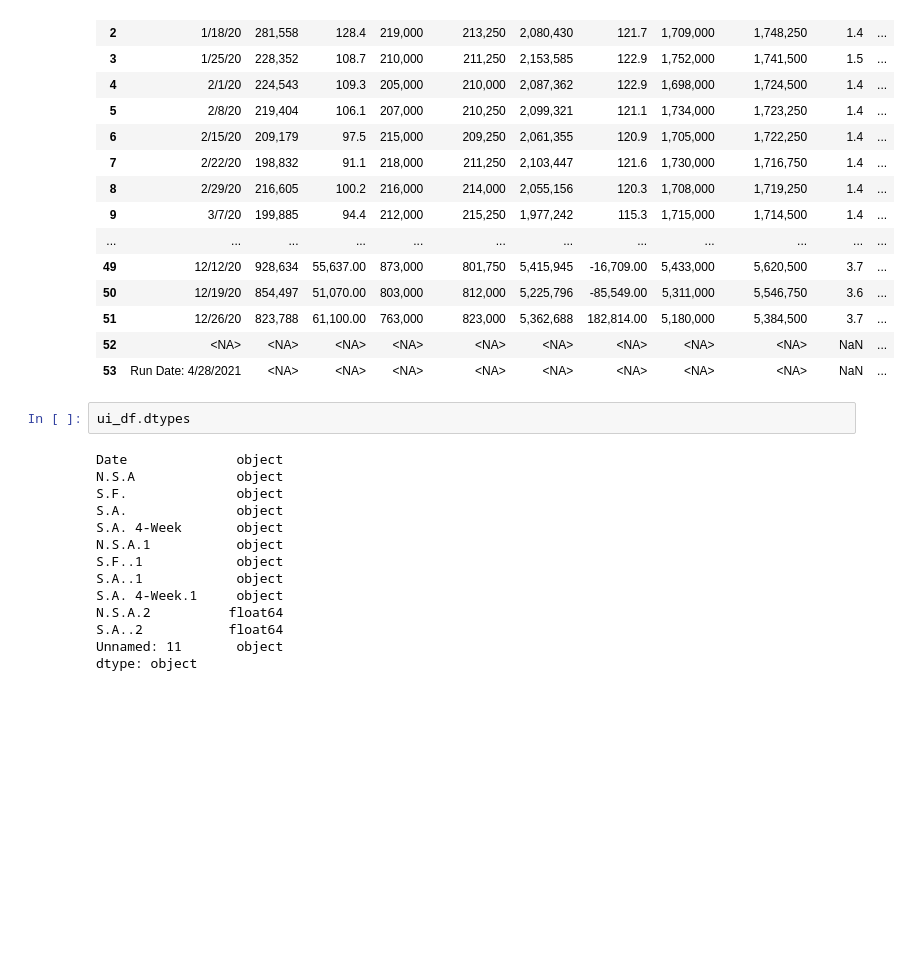
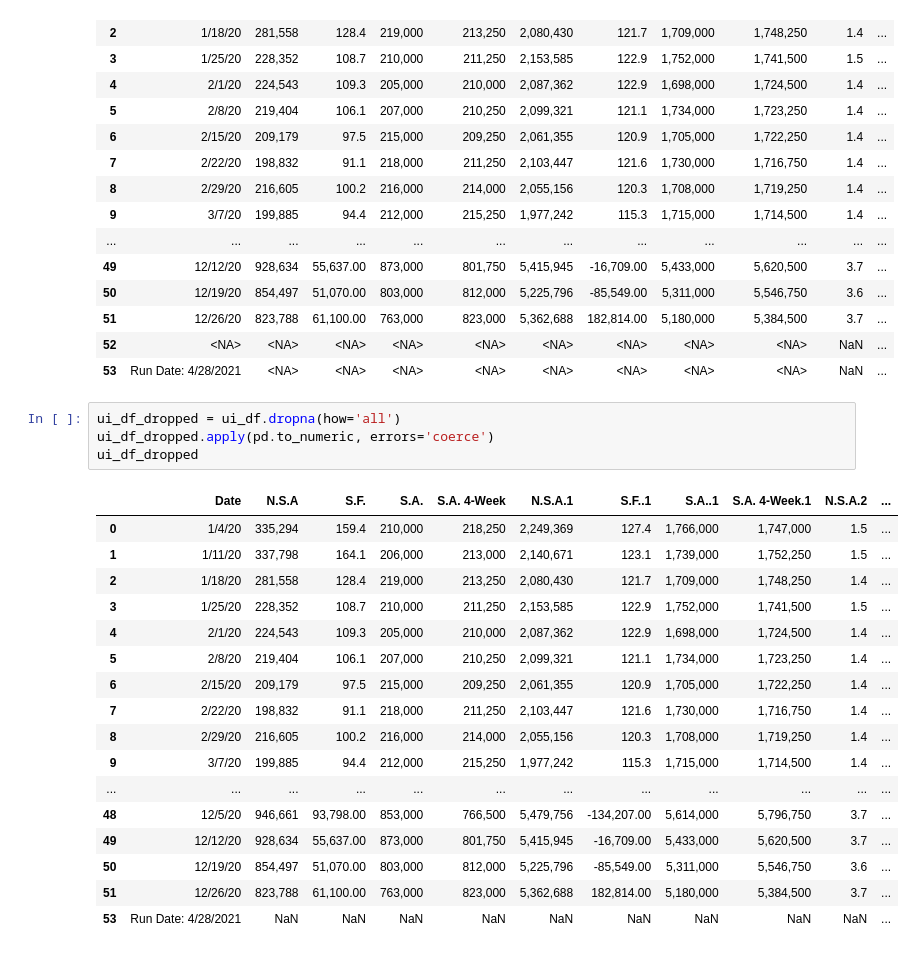
Before and after one commit to Teablee/project-one, a Jupyter notebook: graphs.ipynb, the cells around one changed output. Drawn from its saved outputs; the diff is of its cells as text; blank space fills up the shorter version.

```diff
--- a/graphs.ipynb
+++ b/graphs.ipynb
@@ -750,19 +750,25 @@ ui_df.convert_dtypes(infer_objects=True, convert_integer=True)
 | 51 | 12/26/20 | 823,788 | 61,100.00 | 763,000 | 823,000 | 5,362,688 | 182,814.00 | 5,180,000 | 5,384,500 | 3.7 | ... |
 | 52 | <NA> | <NA> | <NA> | <NA> | <NA> | <NA> | <NA> | <NA> | <NA> | NaN | ... |
 | 53 | Run Date: 4/28/2021 | <NA> | <NA> | <NA> | <NA> | <NA> | <NA> | <NA> | <NA> | NaN | ... |
-# %%
-ui_df.dtypes
-# %% [output]
-Date              object
-N.S.A             object
-S.F.              object
-S.A.              object
-S.A. 4-Week       object
-N.S.A.1           object
-S.F..1            object
-S.A..1            object
-S.A. 4-Week.1     object
-N.S.A.2          float64
-S.A..2           float64
-Unnamed: 11       object
-dtype: object
+# %%
+ui_df_dropped = ui_df.dropna(how='all')
+ui_df_dropped.apply(pd.to_numeric, errors='coerce')
+ui_df_dropped
+# %% [output]
+|  | Date | N.S.A | S.F. | S.A. | S.A. 4-Week | N.S.A.1 | S.F..1 | S.A..1 | S.A. 4-Week.1 | N.S.A.2 | ... |
+| 0 | 1/4/20 | 335,294 | 159.4 | 210,000 | 218,250 | 2,249,369 | 127.4 | 1,766,000 | 1,747,000 | 1.5 | ... |
+| 1 | 1/11/20 | 337,798 | 164.1 | 206,000 | 213,000 | 2,140,671 | 123.1 | 1,739,000 | 1,752,250 | 1.5 | ... |
+| 2 | 1/18/20 | 281,558 | 128.4 | 219,000 | 213,250 | 2,080,430 | 121.7 | 1,709,000 | 1,748,250 | 1.4 | ... |
+| 3 | 1/25/20 | 228,352 | 108.7 | 210,000 | 211,250 | 2,153,585 | 122.9 | 1,752,000 | 1,741,500 | 1.5 | ... |
+| 4 | 2/1/20 | 224,543 | 109.3 | 205,000 | 210,000 | 2,087,362 | 122.9 | 1,698,000 | 1,724,500 | 1.4 | ... |
+| 5 | 2/8/20 | 219,404 | 106.1 | 207,000 | 210,250 | 2,099,321 | 121.1 | 1,734,000 | 1,723,250 | 1.4 | ... |
+| 6 | 2/15/20 | 209,179 | 97.5 | 215,000 | 209,250 | 2,061,355 | 120.9 | 1,705,000 | 1,722,250 | 1.4 | ... |
+| 7 | 2/22/20 | 198,832 | 91.1 | 218,000 | 211,250 | 2,103,447 | 121.6 | 1,730,000 | 1,716,750 | 1.4 | ... |
+| 8 | 2/29/20 | 216,605 | 100.2 | 216,000 | 214,000 | 2,055,156 | 120.3 | 1,708,000 | 1,719,250 | 1.4 | ... |
+| 9 | 3/7/20 | 199,885 | 94.4 | 212,000 | 215,250 | 1,977,242 | 115.3 | 1,715,000 | 1,714,500 | 1.4 | ... |
+| ... | ... | ... | ... | ... | ... | ... | ... | ... | ... | ... | ... |
+| 48 | 12/5/20 | 946,661 | 93,798.00 | 853,000 | 766,500 | 5,479,756 | -134,207.00 | 5,614,000 | 5,796,750 | 3.7 | ... |
+| 49 | 12/12/20 | 928,634 | 55,637.00 | 873,000 | 801,750 | 5,415,945 | -16,709.00 | 5,433,000 | 5,620,500 | 3.7 | ... |
+| 50 | 12/19/20 | 854,497 | 51,070.00 | 803,000 | 812,000 | 5,225,796 | -85,549.00 | 5,311,000 | 5,546,750 | 3.6 | ... |
+| 51 | 12/26/20 | 823,788 | 61,100.00 | 763,000 | 823,000 | 5,362,688 | 182,814.00 | 5,180,000 | 5,384,500 | 3.7 | ... |
+| 53 | Run Date: 4/28/2021 | NaN | NaN | NaN | NaN | NaN | NaN | NaN | NaN | NaN | ... |
```
Also changed, not shown: parts of 8 cells of this notebook, 2 other files.
